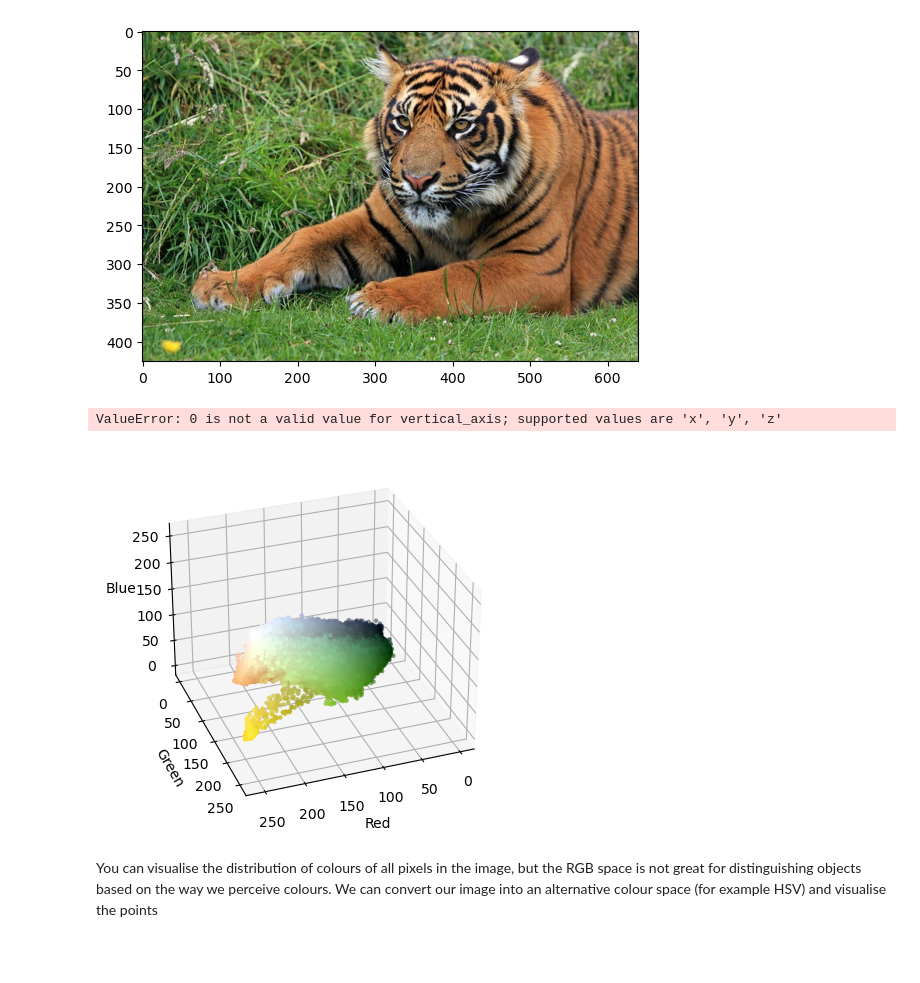
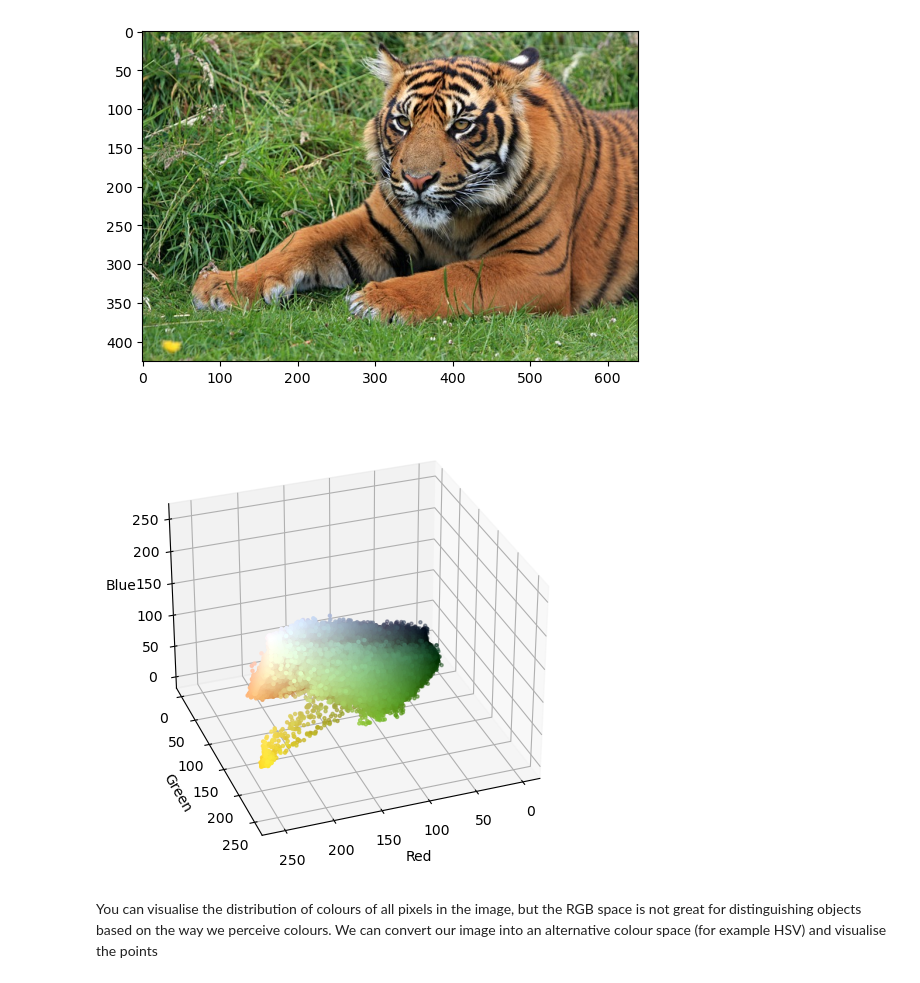
Before and after one commit to AmelineA2003/AMME5710, a Jupyter notebook: Tutorials/AMME5710_week2_tutorial.ipynb, the cells around one changed output. Saved outputs shown, nothing was run; the diff lists cells and outputs as text; code cells hidden in the pictures; blank space fills up the shorter version.

```diff
--- a/Tutorials/AMME5710_week2_tutorial.ipynb
+++ b/Tutorials/AMME5710_week2_tutorial.ipynb
@@ -268,32 +272,31 @@ plt.imshow(im)
 # %%
 # Produce a 3D scatter plot of the colours in our image
 
 # Import some additional modules for 3D scatter plots
 from mpl_toolkits.mplot3d import Axes3D
 from matplotlib import cm
 from matplotlib import colors
 
 # Create array of pixel colours (in format and scaling needed for matplotlib scatter plot)
 pixel_colours = im.reshape((im.shape[0]*im.shape[1], 3))
 norm = colors.Normalize(vmin=-1.0,vmax=1.0)
 norm.autoscale(pixel_colours)
 pixel_colours = norm(pixel_colours).tolist()
 
 # visualise the colours in a RGB colour space
 R, G, B = cv2.split(im)
 
 fig = plt.figure()
 axis = fig.add_subplot(1, 1, 1, projection="3d")
 axis.scatter(R.flatten(), G.flatten(), B.flatten(), facecolors=pixel_colours, marker='.')
 axis.set_xlabel("Red")
 axis.set_ylabel("Green")
 axis.set_zlabel("Blue")
-axis.view_init(30,70,0) # (elevation, azimuth, roll): try adjusting to view from different perspectives
+axis.view_init(30,70) # (elevation, azimuth, roll): try adjusting to view from different perspectives
 
 plt.tight_layout()
 # %% [output]
-ValueError: 0 is not a valid value for vertical_axis; supported values are 'x', 'y', 'z'
-[figure, old version]
+[figure, new version]
 # %% [markdown]
 You can visualise the distribution of colours of all pixels in the image, but the RGB space is not great for distinguishing objects based on the way we perceive colours. We can convert our image into an alternative colour space (for example HSV) and visualise the points
 # %%
```
Also changed, not shown: parts of 2 cells of this notebook.
